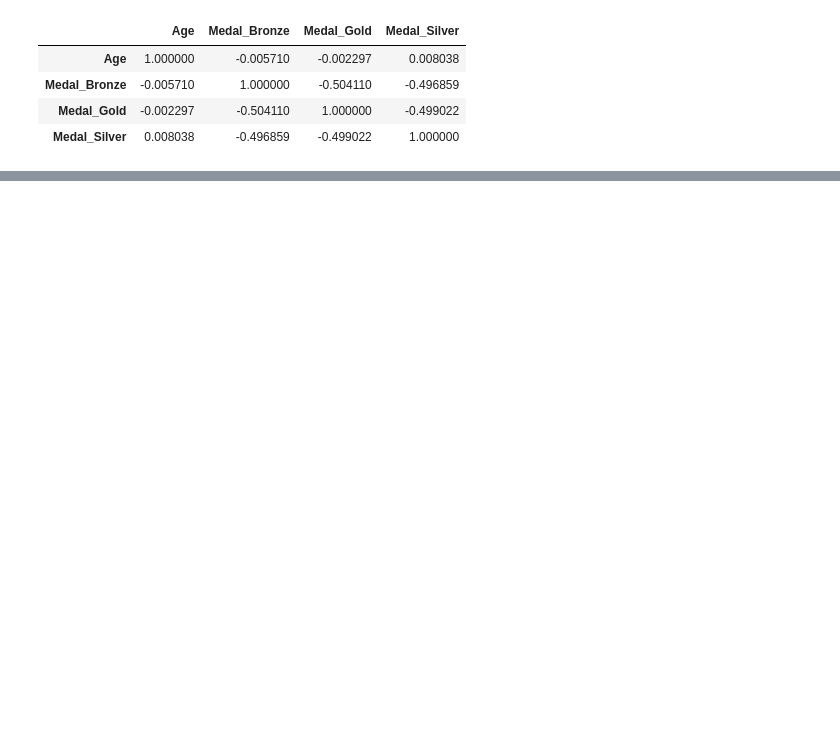
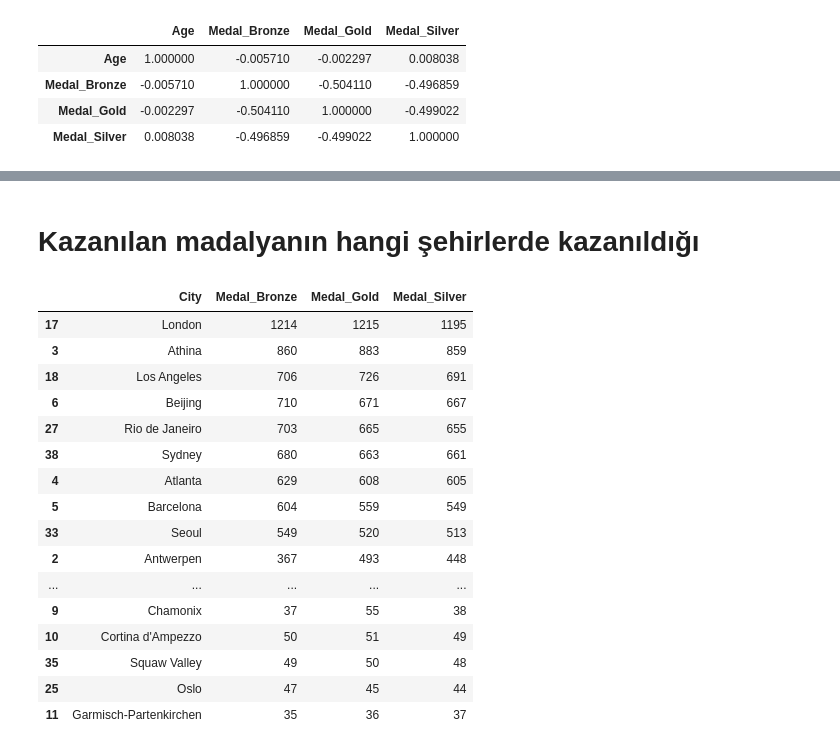
Before and after one commit to ilkerCelimli/DataScience-Olimpiyatlar, a Jupyter notebook: olimpiyat_veriseti_inceleme.ipynb, the cells around one changed output, grey strips where cells are left out. Drawn from its saved outputs; the diff is of its cells as text; code cells hidden in the pictures; blank space fills up the shorter version.

```diff
--- a/olimpiyat_veriseti_inceleme.ipynb
+++ b/olimpiyat_veriseti_inceleme.ipynb
@@ -462,0 +481,22 @@ temp_data.loc[:,["Age","Medal_Bronze","Medal_Gold","Medal_Silver"]].corr()
+# %% [markdown]
+# Kazanılan madalyanın hangi şehirlerde kazanıldığı
+# %%
+temp_data[["City","Medal_Bronze","Medal_Gold","Medal_Silver"]].groupby("City",as_index = False).sum().sort_values(by="Medal_Gold",ascending=False)
+# %% [output]
+|  | City | Medal_Bronze | Medal_Gold | Medal_Silver |
+| 17 | London | 1214 | 1215 | 1195 |
+| 3 | Athina | 860 | 883 | 859 |
+| 18 | Los Angeles | 706 | 726 | 691 |
+| 6 | Beijing | 710 | 671 | 667 |
+| 27 | Rio de Janeiro | 703 | 665 | 655 |
+| 38 | Sydney | 680 | 663 | 661 |
+| 4 | Atlanta | 629 | 608 | 605 |
+| 5 | Barcelona | 604 | 559 | 549 |
+| 33 | Seoul | 549 | 520 | 513 |
+| 2 | Antwerpen | 367 | 493 | 448 |
+| ... | ... | ... | ... | ... |
+| 9 | Chamonix | 37 | 55 | 38 |
+| 10 | Cortina d'Ampezzo | 50 | 51 | 49 |
+| 35 | Squaw Valley | 49 | 50 | 48 |
+| 25 | Oslo | 47 | 45 | 44 |
+| 11 | Garmisch-Partenkirchen | 35 | 36 | 37 |
```
Also changed, not shown: parts of 5 cells of this notebook.
